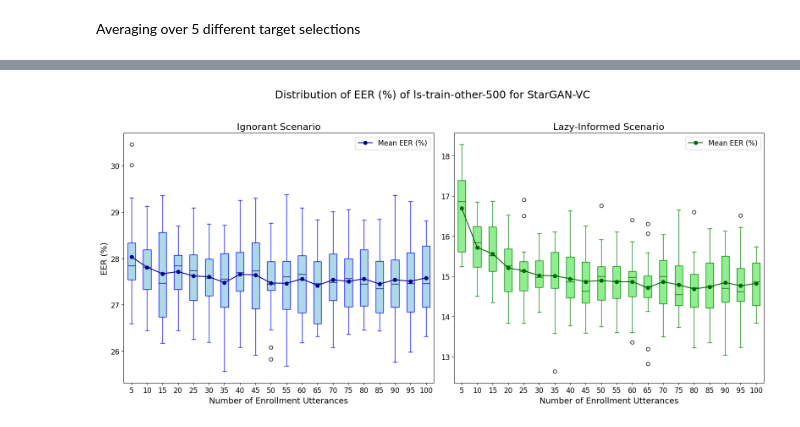
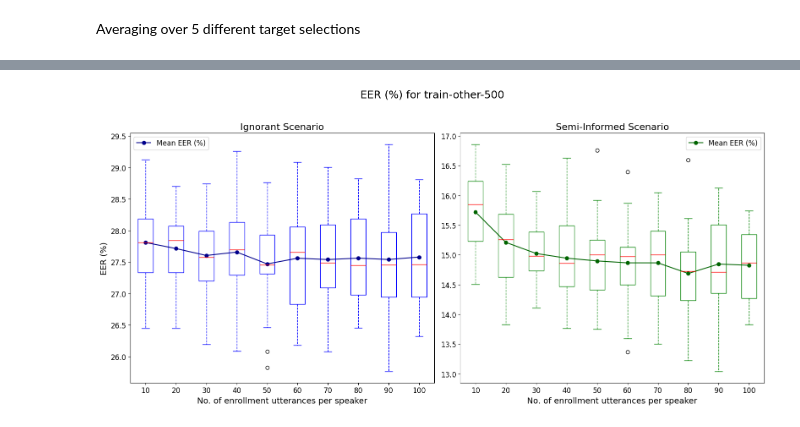
Before and after one commit to danaigeo/spkanon_eval_experiments, a Jupyter notebook: notebooks/results_exp_enrollment_utter.ipynb, the cells around one changed output, grey strips where cells are left out. Cells and saved outputs as stored; diff of their text form; code cells hidden in the pictures.

```diff
--- a/notebooks/results_exp_enrollment_utter.ipynb
+++ b/notebooks/results_exp_enrollment_utter.ipynb
@@ -543,9 +298,23 @@ for filename in all_files:
 full_df = pd.concat(all_dfs, ignore_index=True)
 # %%
 # Aggregate and calculate overall mean and standard deviation for each number of enroll
-overall_stats = full_df.groupby('num_of_enroll').agg({'eer_ignorant': ['mean', 'std'], 'eer_lazy-informed': ['mean', 'std']})
+overall_stats = full_df.groupby('num_of_enrolls').agg({'eer_ignorant': ['mean', 'std'], 'eer_lazy-informed': ['mean', 'std']})
 
-# Display the overall statistics in a table
-print("Overall Statistics for ls-train-other-500:")
+condition = (
+    (full_df['num_of_enrolls'] % 10 == 0)  # Includes multiples of 5
+)
+
+# Apply the condition to filter the DataFrame
+full_df = full_df[condition]
+
+# Aggregate and calculate mean and standard deviation for each group of 'num'
+overall_stats = full_df.groupby('num_of_enrolls').agg({
+    'eer_ignorant': ['mean', 'std'],
+    'eer_lazy-informed': ['mean', 'std']
+})
+overall_stats.to_csv('overall_stats/overall_stats_stargan_to500_enrolls.csv', index=True)  # Set index=False if you do not want to include the DataFrame index as a column in the CSV file
+
+# Display the resulting statistics
+print("Overall Statistics for train-other-500:")
 display(overall_stats)
 # %% [output]
@@ -610,44 +335,44 @@ display(overall_stats)
 # %%
 # Create the figure and axes
 fig, axs = plt.subplots(1, 2, figsize=(16, 8), facecolor='white')
 
 # Customizing the overall appearance
-plt.suptitle('Distribution of EER (%) of ls-train-other-500 for StarGAN-VC', fontsize=18, fontweight='normal')
+plt.suptitle('EER (%) for train-other-500', fontsize=18, fontweight='normal')
 
 # Ignorant Scenario
-ignorant_means = full_df.groupby('num_of_enroll')['eer_ignorant'].mean()
-ignorant_data = [group['eer_ignorant'].values for _, group in full_df.groupby('num_of_enroll')]
+ignorant_means = full_df.groupby('num_of_enrolls')['eer_ignorant'].mean()
+ignorant_data = [group['eer_ignorant'].values for _, group in full_df.groupby('num_of_enrolls')]
 axs[0].boxplot(ignorant_data, labels=ignorant_means.index, patch_artist=True,
-               boxprops=dict(facecolor='lightblue', color='blue'),
-               medianprops=dict(color='darkblue'),
-               whiskerprops=dict(color='blue'),
+               boxprops=dict(facecolor='white', color='blue'),
+               medianprops=dict(color='red'),
+               whiskerprops=dict(color='blue', linestyle='--'),
                capprops=dict(color='blue'))
 axs[0].plot(range(1, len(ignorant_means) + 1), ignorant_means, color='darkblue', marker='o', linestyle='-', label='Mean EER (%)')
 axs[0].set_title('Ignorant Scenario', fontsize=16, fontweight='normal')
-axs[0].set_xlabel('Number of Enrollment Utterances', fontsize=14)
+axs[0].set_xlabel('No. of enrollment utterances per speaker', fontsize=14)
 axs[0].set_ylabel('EER (%)', fontsize=14)
 axs[0].legend(fontsize=12)
 axs[0].tick_params(axis='both', which='major', labelsize=12)
 
-# Lazy-Informed Scenario
-lazy_informed_means = full_df.groupby('num_of_enroll')['eer_lazy-informed'].mean()
-lazy_informed_data = [group['eer_lazy-informed'].values for _, group in full_df.groupby('num_of_enroll')]
+# Semi-Informed Scenario
+lazy_informed_means = full_df.groupby('num_of_enrolls')['eer_lazy-informed'].mean()
+lazy_informed_data = [group['eer_lazy-informed'].values for _, group in full_df.groupby('num_of_enrolls')]
 axs[1].boxplot(lazy_informed_data, labels=lazy_informed_means.index, patch_artist=True,
-               boxprops=dict(facecolor='lightgreen', color='green'),
-               medianprops=dict(color='darkgreen'),
-               whiskerprops=dict(color='green'),
+               boxprops=dict(facecolor='white', color='green'),
+               medianprops=dict(color='red'),
+               whiskerprops=dict(color='green', linestyle='--'),
                capprops=dict(color='green'))
 axs[1].plot(range(1, len(lazy_informed_means) + 1), lazy_informed_means, color='darkgreen', marker='o', linestyle='-', label='Mean EER (%)')
-axs[1].set_title('Lazy-Informed Scenario', fontsize=16, fontweight='normal')
-axs[1].set_xlabel('Number of Enrollment Utterances', fontsize=14)
+axs[1].set_title('Semi-Informed Scenario', fontsize=16, fontweight='normal')
+axs[1].set_xlabel('No. of enrollment utterances per speaker', fontsize=14)
 axs[1].legend(fontsize=12)
 axs[1].tick_params(axis='both', which='major', labelsize=12)
 
 plt.tight_layout(rect=[0, 0.03, 1, 0.95])
 
-plt.savefig('overal_stats/stargan_to500_enrolls.png')
-plt.savefig('overal_stats/stargan_to500_enrolls.pdf')
+plt.savefig('overall_stats/boxplots/stargan_to500_enrolls.png')
+plt.savefig('overall_stats/boxplots/stargan_to500_enrolls.pdf')
 plt.show()
 # %% [output]
-[figure, old version]
+[figure, new version]
 # %%
```
Also changed, not shown: parts of 45 cells of this notebook, 4 other files.
